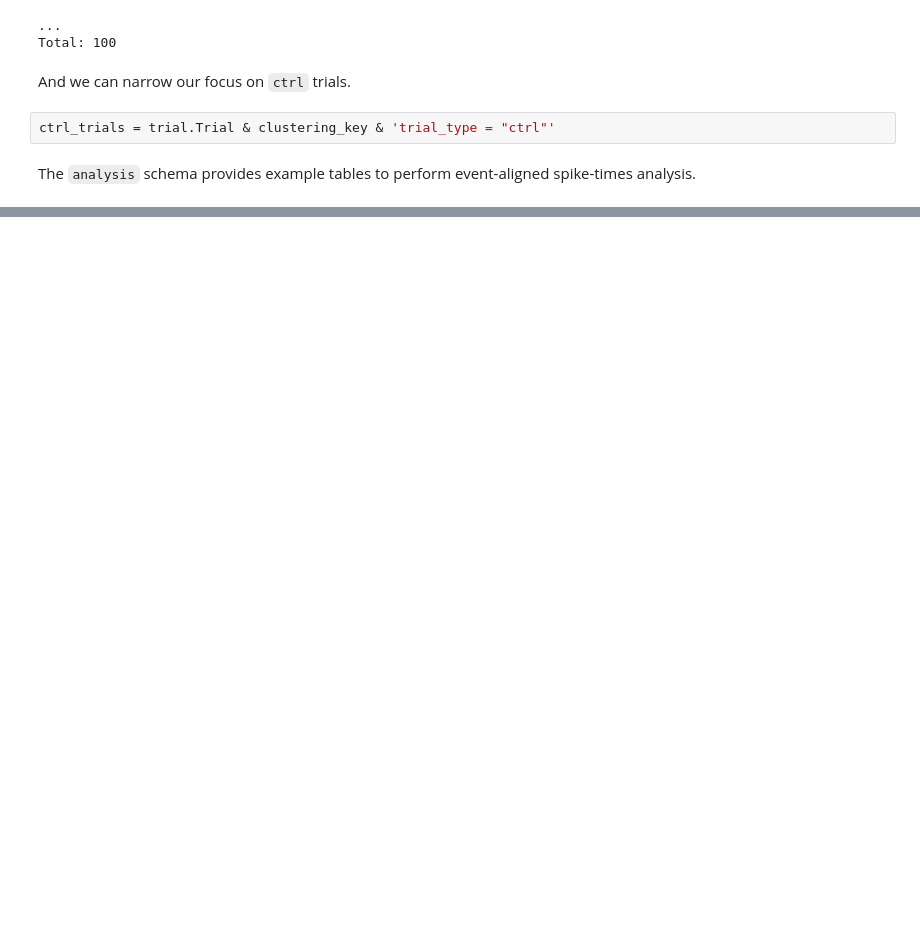
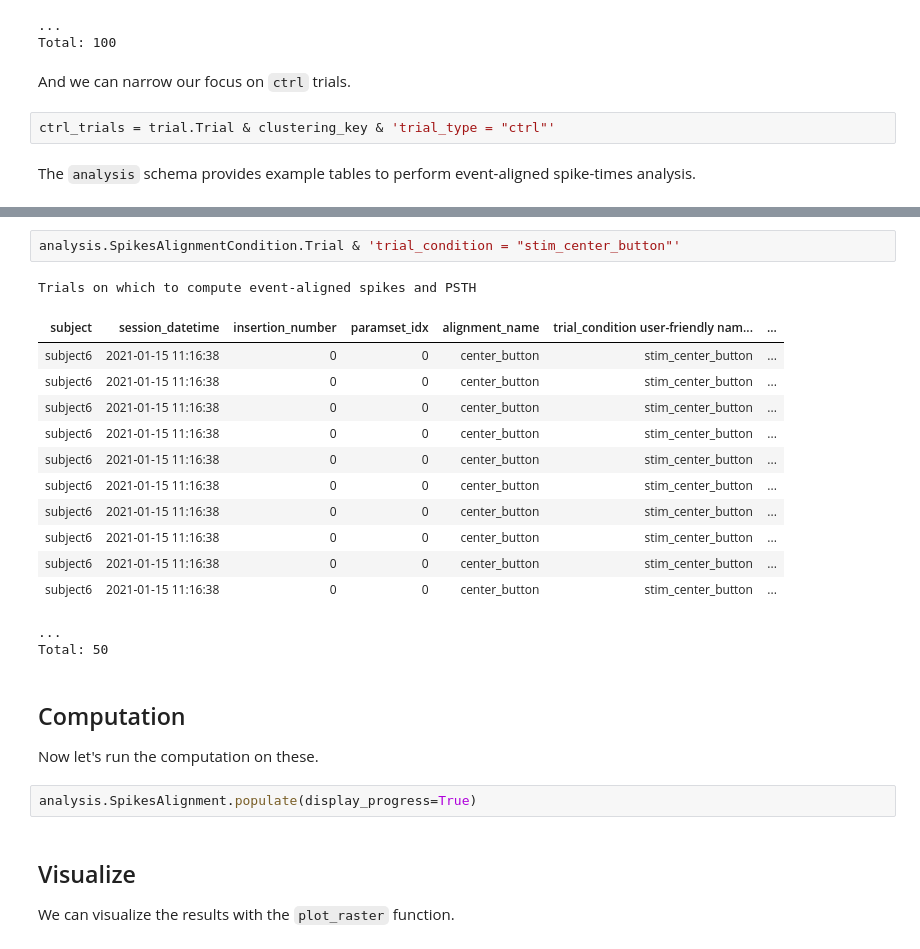
Before and after one commit to datajoint/workflow-array-ephys, a Jupyter notebook: notebooks/07-downstream-analysis.ipynb, the cells around one changed output, grey strips where cells are left out. Saved outputs shown, nothing was run; the diff lists cells and outputs as text; blank space fills up the shorter version.

Commit message:
update event notebook

```diff
--- a/notebooks/07-downstream-analysis.ipynb
+++ b/notebooks/07-downstream-analysis.ipynb
@@ -207,0 +218,27 @@ analysis.SpikesAlignment().plot_raster(alignment_condition, unit=2);
+# %%
+analysis.SpikesAlignmentCondition.Trial & 'trial_condition = "stim_center_button"'
+# %% [output]
+Trials on which to compute event-aligned spikes and PSTH
+| subject | session_datetime | insertion_number | paramset_idx | alignment_name | trial_condition user-friendly nam... | ... |
+| subject6 | 2021-01-15 11:16:38 | 0 | 0 | center_button | stim_center_button | ... |
+| subject6 | 2021-01-15 11:16:38 | 0 | 0 | center_button | stim_center_button | ... |
+| subject6 | 2021-01-15 11:16:38 | 0 | 0 | center_button | stim_center_button | ... |
+| subject6 | 2021-01-15 11:16:38 | 0 | 0 | center_button | stim_center_button | ... |
+| subject6 | 2021-01-15 11:16:38 | 0 | 0 | center_button | stim_center_button | ... |
+| subject6 | 2021-01-15 11:16:38 | 0 | 0 | center_button | stim_center_button | ... |
+| subject6 | 2021-01-15 11:16:38 | 0 | 0 | center_button | stim_center_button | ... |
+| subject6 | 2021-01-15 11:16:38 | 0 | 0 | center_button | stim_center_button | ... |
+| subject6 | 2021-01-15 11:16:38 | 0 | 0 | center_button | stim_center_button | ... |
+| subject6 | 2021-01-15 11:16:38 | 0 | 0 | center_button | stim_center_button | ... |
+...
+Total: 50
+# %% [markdown]
+## Computation
+
+Now let's run the computation on these.
+# %%
+analysis.SpikesAlignment.populate(display_progress=True)
+# %% [markdown]
+## Visualize
+
+We can visualize the results with the `plot_raster` function.
```
Also changed, not shown: parts of 21 cells of this notebook, 5 other files.
